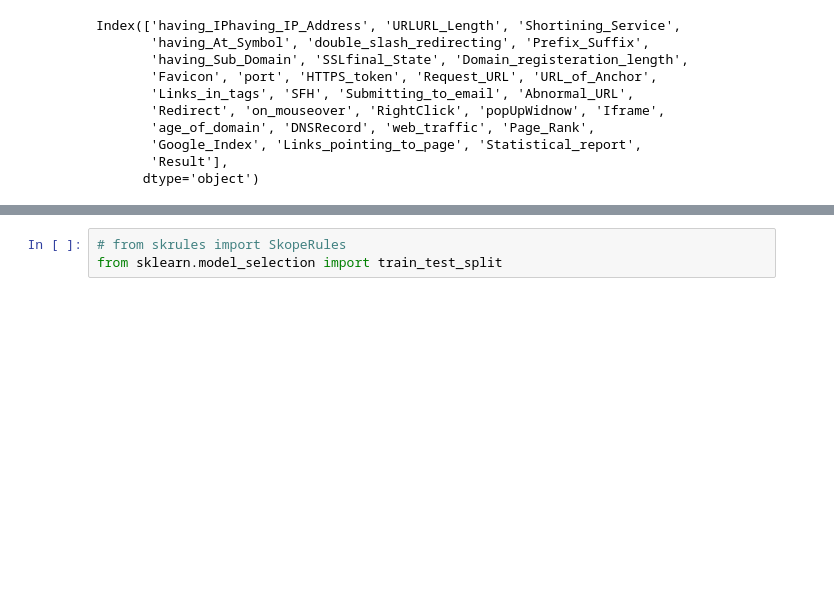
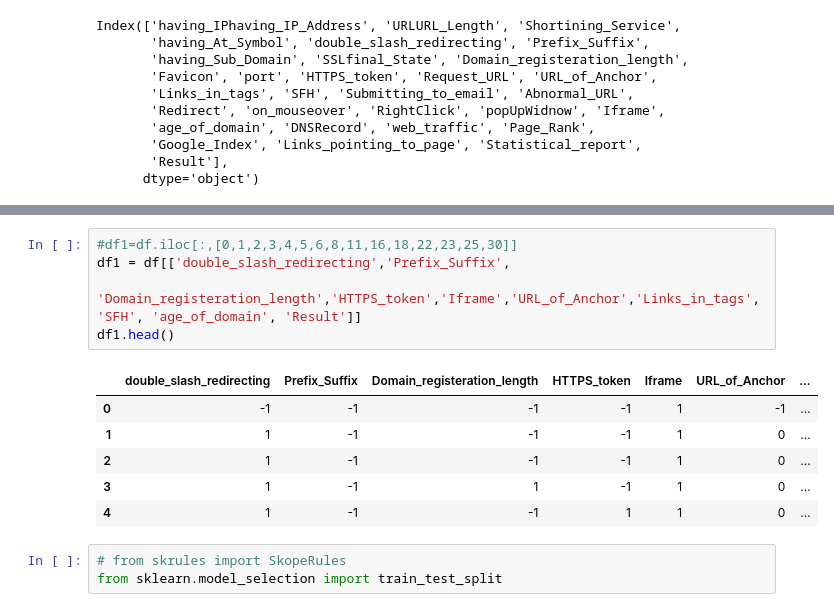
Before and after one commit to coderboy53/Phishing-detection-with-Python, a Jupyter notebook: Dataset, preprocessing and model training/Phishing_website_classification.ipynb, the cells around one changed output, grey strips where cells are left out. Saved outputs shown, nothing was run; the diff lists cells and outputs as text; blank space fills up the shorter version.

```diff
--- a/Dataset, preprocessing and model training/Phishing_website_classification.ipynb
+++ b/Dataset, preprocessing and model training/Phishing_website_classification.ipynb
@@ -68,3 +118,15 @@ df1.head()
+# %%
+#df1=df.iloc[:,[0,1,2,3,4,5,6,8,11,16,18,22,23,25,30]]
+df1 = df[['double_slash_redirecting','Prefix_Suffix',
+       'Domain_registeration_length','HTTPS_token','Iframe','URL_of_Anchor','Links_in_tags', 'SFH', 'age_of_domain', 'Result']]
+df1.head()
+# %% [output]
+|  | double_slash_redirecting | Prefix_Suffix | Domain_registeration_length | HTTPS_token | Iframe | URL_of_Anchor | ... |
+| 0 | -1 | -1 | -1 | -1 | 1 | -1 | ... |
+| 1 | 1 | -1 | -1 | -1 | 1 | 0 | ... |
+| 2 | 1 | -1 | -1 | -1 | 1 | 0 | ... |
+| 3 | 1 | -1 | 1 | -1 | 1 | 0 | ... |
+| 4 | 1 | -1 | -1 | 1 | 1 | 0 | ... |
 # %%
 # from skrules import SkopeRules
 from sklearn.model_selection import train_test_split
```
Also changed, not shown: parts of 20 cells of this notebook, 7 other files.
